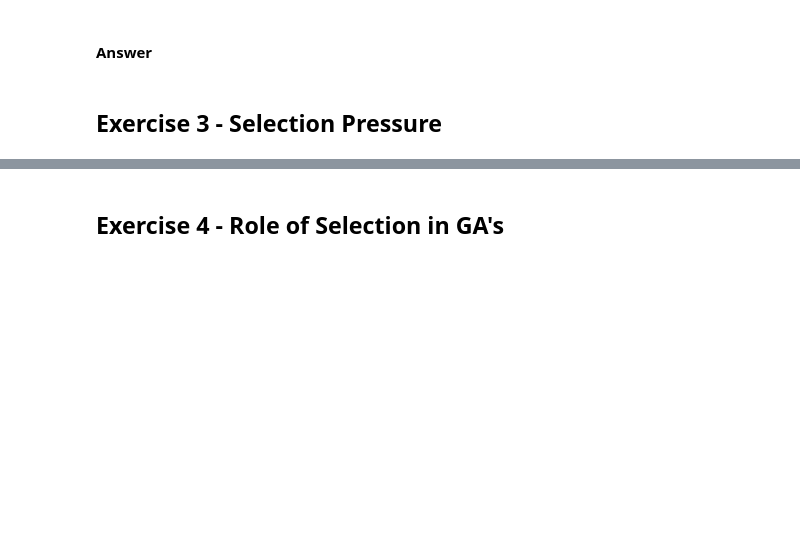
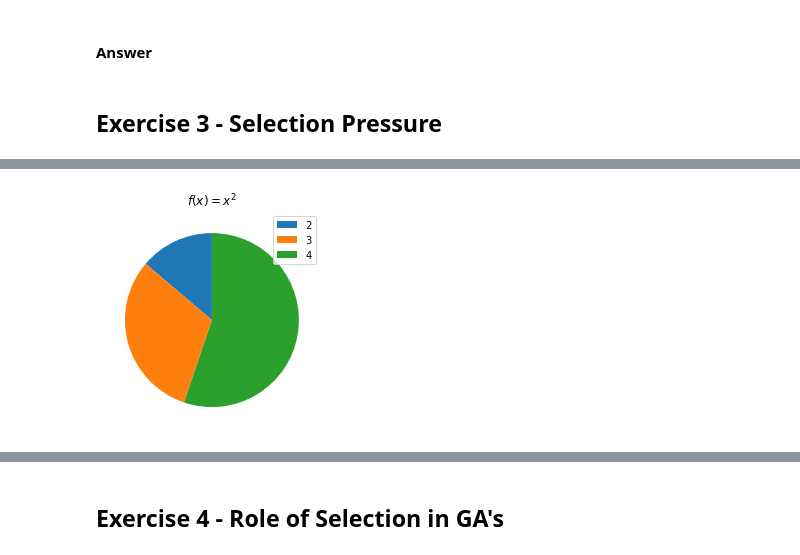
Before and after one commit to marlousnijman/natural_computing, a Jupyter notebook: Assignment 1/assignment1.ipynb, the cells around one changed output, grey strips where cells are left out. Cells and saved outputs as stored; diff of their text form; code cells hidden in the pictures; blank space fills up the shorter version.

```diff
--- a/Assignment 1/assignment1.ipynb
+++ b/Assignment 1/assignment1.ipynb
@@ -22,0 +53,10 @@ tsp_problem = np.loadtxt("file-tsp.txt")
+# %%
+x = [2, 3, 4]
+p1 = [0.138, 0.310, 0.552]
+
+plt.pie(p1, startangle=90)
+plt.title("$f(x)=x^2$")
+plt.legend(labels=x)
+plt.show()
+# %% [output]
+[figure, added]
```
Also changed, not shown: parts of 23 cells of this notebook.
